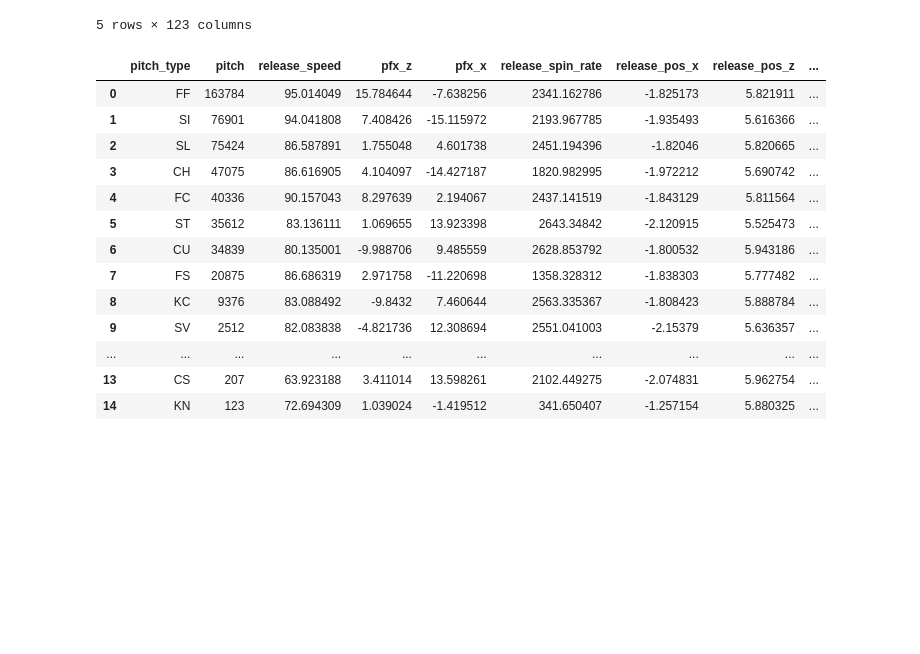
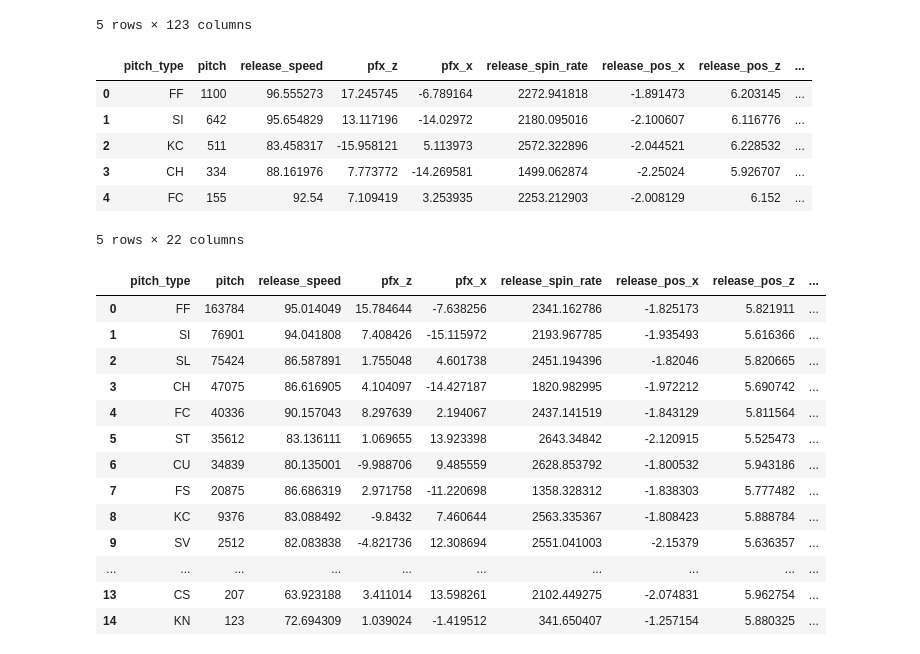
Before and after one commit to brianhockett/mlb-scouting-report, a Jupyter notebook: testing-notebook.ipynb, the cells around one changed output. Drawn from its saved outputs; the diff is of its cells as text; code cells hidden in the pictures; blank space fills up the shorter version.

```diff
--- a/testing-notebook.ipynb
+++ b/testing-notebook.ipynb
@@ -180,27 +221,34 @@ rhp.groupby('pitch_type')['estimated_woba_using_speedangle'].mean().reset_index(
 | 15 | ST | 0.28332 |
 | 16 | SV | 0.281018 |
 # %%
-def df_processing(df_pyb: pd.DataFrame):
-    df = df_pyb.copy()
-    # Define the codes for different types of swings and whiffs
-    swing_code = ['foul_bunt','foul','hit_into_play','swinging_strike', 'foul_tip',
-                'swinging_strike_blocked','missed_bunt','bunt_foul_tip']
-    whiff_code = ['swinging_strike', 'foul_tip', 'swinging_strike_blocked']
+def preprocess_statcast(data: pd.DataFrame):
+    df = data.copy()
 
-    # Create new columns in the DataFrame to indicate swing, whiff, in-zone, out-zone, and chase
-    df['swing'] = (df['description'].isin(swing_code))
-    df['whiff'] = (df['description'].isin(whiff_code))
+    # Descriptions that are considered swings
+    swing = ['hit_into_play', 'foul', 'swinging_strike', 'swinging_strike_blocked', 'foul_tip', 'foul_bunt', 'missed_bunt', 'bunt_foul_tip']
+
+    # Descriptions that are considered whiffs
+    whiff = ['swinging_strike', 'swinging_strike_blocked', 'foul_tip']
+
+    # Columns for swing and whiff
+    df['swing'] = (df['description'].isin(swing))
+    df['whiff'] = (df['description'].isin(whiff))
+
+    # Columns for whether the pitch was in or out of the zone (1-9 are strikes, 10+ are balls)
     df['in_zone'] = (df['zone'] < 10)
     df['out_zone'] = (df['zone'] > 10)
-    df['chase'] = (df.in_zone==False) & (df.swing == 1)
+
+    # Column for whether a swing was a chase
+    df['chase'] = df['chase'] = (df['swing'] == True) & (df['in_zone'] == False)
 
     # Convert the pitch type to a categorical variable
     df['pfx_z'] = df['pfx_z'] * 12
     df['pfx_x'] = df['pfx_x'] * 12
+
     return df
 
 
-data = df_processing(data)
+data = preprocess_statcast(data)
 data.head()
 # %% [output]
 |  | pitch_type | game_date | release_speed | release_pos_x | release_pos_z | player_name | batter | pitcher | ... |
@@ -211,7 +259,7 @@ data.head()
 | 4 | SI | 2025-03-31 | 97.7 | 0.05 | 7.02 | Bautista, Félix | 646240 | 642585 | ... |
 5 rows × 123 columns
 # %%
-rhp = df_processing(rhp)
+hb = preprocess_statcast(player_stats)
 # %%
 def df_grouping(df: pd.DataFrame):
     # Group the DataFrame by pitch type and aggregate various statistics
@@ -287,3 +335,14 @@ rhp_grouped = df_grouping(rhp)
+# %%
+hb_grouped = df_grouping(hb)
+hb_grouped.head()
+# %% [output]
+|  | pitch_type | pitch | release_speed | pfx_z | pfx_x | release_spin_rate | release_pos_x | release_pos_z | ... |
+| 0 | FF | 1100 | 96.555273 | 17.245745 | -6.789164 | 2272.941818 | -1.891473 | 6.203145 | ... |
+| 1 | SI | 642 | 95.654829 | 13.117196 | -14.02972 | 2180.095016 | -2.100607 | 6.116776 | ... |
+| 2 | KC | 511 | 83.458317 | -15.958121 | 5.113973 | 2572.322896 | -2.044521 | 6.228532 | ... |
+| 3 | CH | 334 | 88.161976 | 7.773772 | -14.269581 | 1499.062874 | -2.25024 | 5.926707 | ... |
+| 4 | FC | 155 | 92.54 | 7.109419 | 3.253935 | 2253.212903 | -2.008129 | 6.152 | ... |
+5 rows × 22 columns
 # %%
 rhp_grouped
 # %% [output]
```
Also changed, not shown: parts of 9 cells of this notebook, 2 other files.
